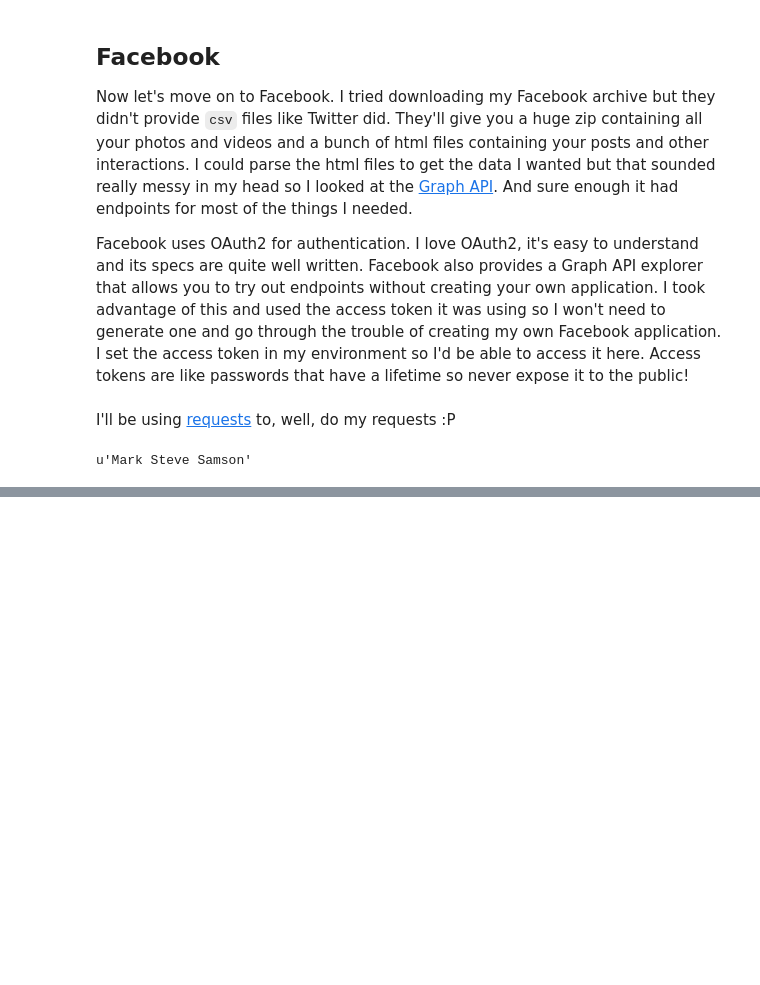
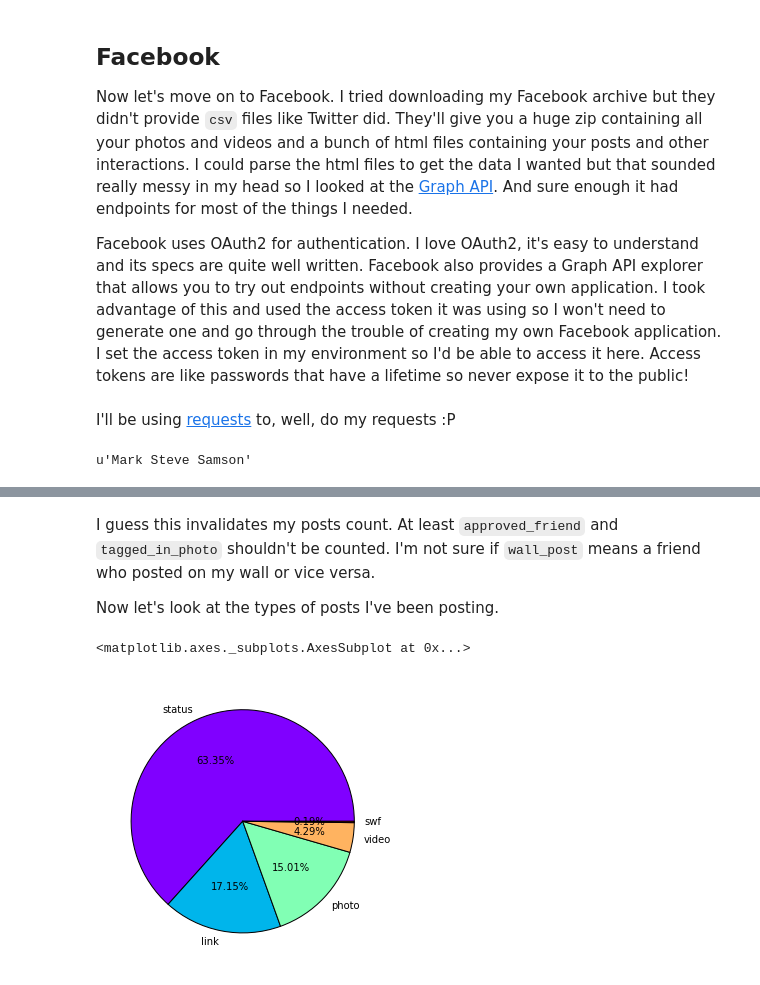
Before and after one commit to marksteve/2014, a Jupyter notebook: 2014.ipynb, the cells around one changed output, grey strips where cells are left out. Saved outputs shown, nothing was run; the diff lists cells and outputs as text; code cells hidden in the pictures; blank space fills up the shorter version.

```diff
--- a/2014.ipynb
+++ b/2014.ipynb
@@ -155,0 +308,14 @@ Now let's try getting my feed entries and dump it to a `csv` file.
+# %% [markdown]
+I guess this invalidates my posts count. At least `approved_friend` and `tagged_in_photo` shouldn't be counted. I'm not sure if `wall_post` means a friend who posted on my wall or vice versa.
+
+Now let's look at the types of posts I've been posting.
+# %%
+posts.type.value_counts().plot(
+    kind="pie",
+    figsize=(5, 5),
+    autopct="%.2f%%",
+    cmap="rainbow",
+)
+# %% [output]
+<matplotlib.axes._subplots.AxesSubplot at 0x...>
+[figure, added]
```
Also changed, not shown: parts of 26 cells of this notebook.
